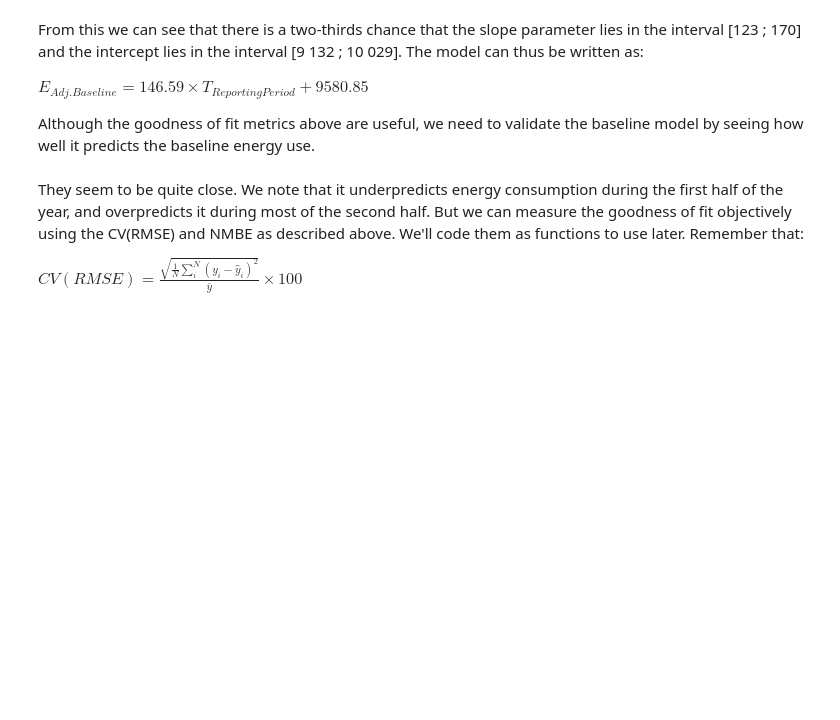
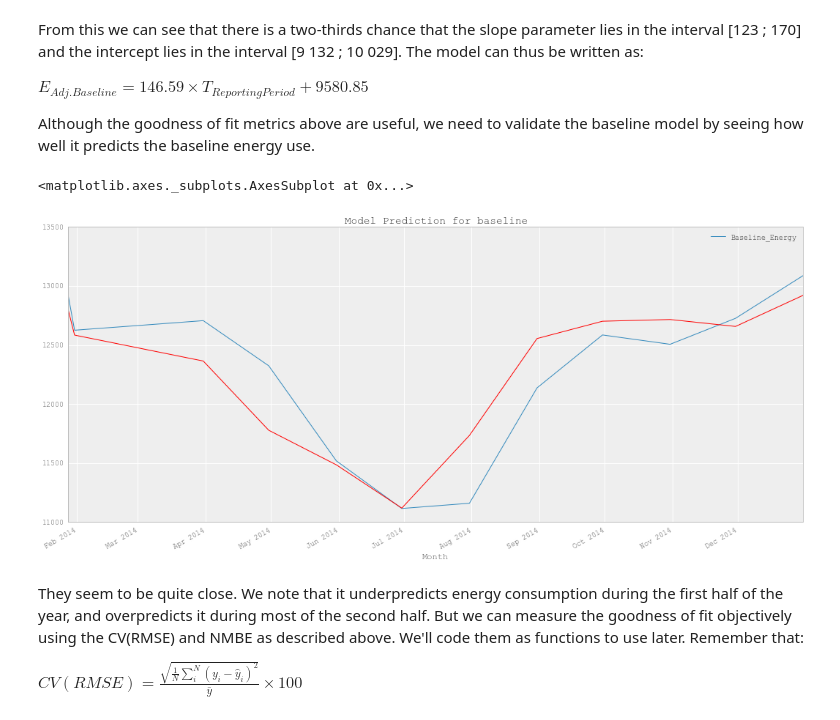
Before and after one commit to hermanc1/Load-Forecasting_SemT2_public, a Jupyter notebook: Load Forecasting_SemT2.ipynb, the cells around one changed output. Cells and saved outputs as stored; diff of their text form; code cells hidden in the pictures; blank space fills up the shorter version.

```diff
--- a/Load Forecasting_SemT2.ipynb
+++ b/Load Forecasting_SemT2.ipynb
@@ -207,8 +229,11 @@ $E_{Adj. Baseline}=146.59\times T_{Reporting Period}+ 9580.85$
 Although the goodness of fit metrics above are useful, we need to validate the baseline model by seeing how well it predicts the baseline energy use.
 # %%
 monthly_baseline['model_prediction']=monthly_baseline.Baseline_Temp*146.49+9580.85
-monthly_baseline.Baseline_Energy.plot('Monthly energy use during baseline period',legend=True)
-monthly_baseline.model_prediction.plot('Model Prediction for baseline',color='r')
+monthly_baseline.Baseline_Energy.plot(title='Monthly energy use during baseline period',legend=True)
+monthly_baseline.model_prediction.plot(title='Model Prediction for baseline',color='r')
+# %% [output]
+<matplotlib.axes._subplots.AxesSubplot at 0x...>
+[figure, added]
 # %% [markdown]
 They seem to be quite close. We note that it underpredicts energy consumption during the first half of the year, and overpredicts it during most of the second half. But we can measure the goodness of fit objectively using the CV(RMSE) and NMBE as described above.  We'll code them as functions to use later. Remember that:
 
```
Also changed, not shown: parts of 50 cells of this notebook.
